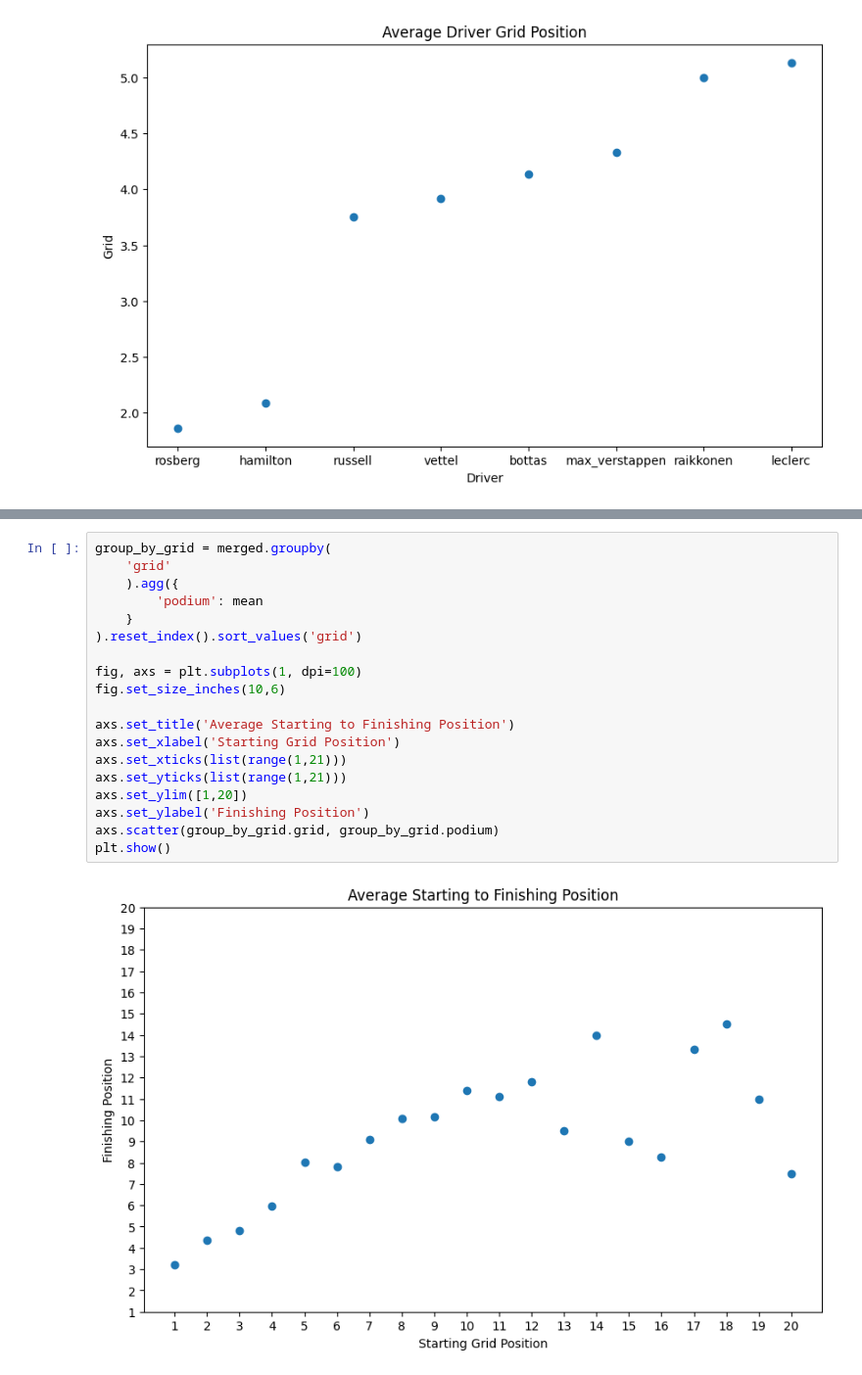
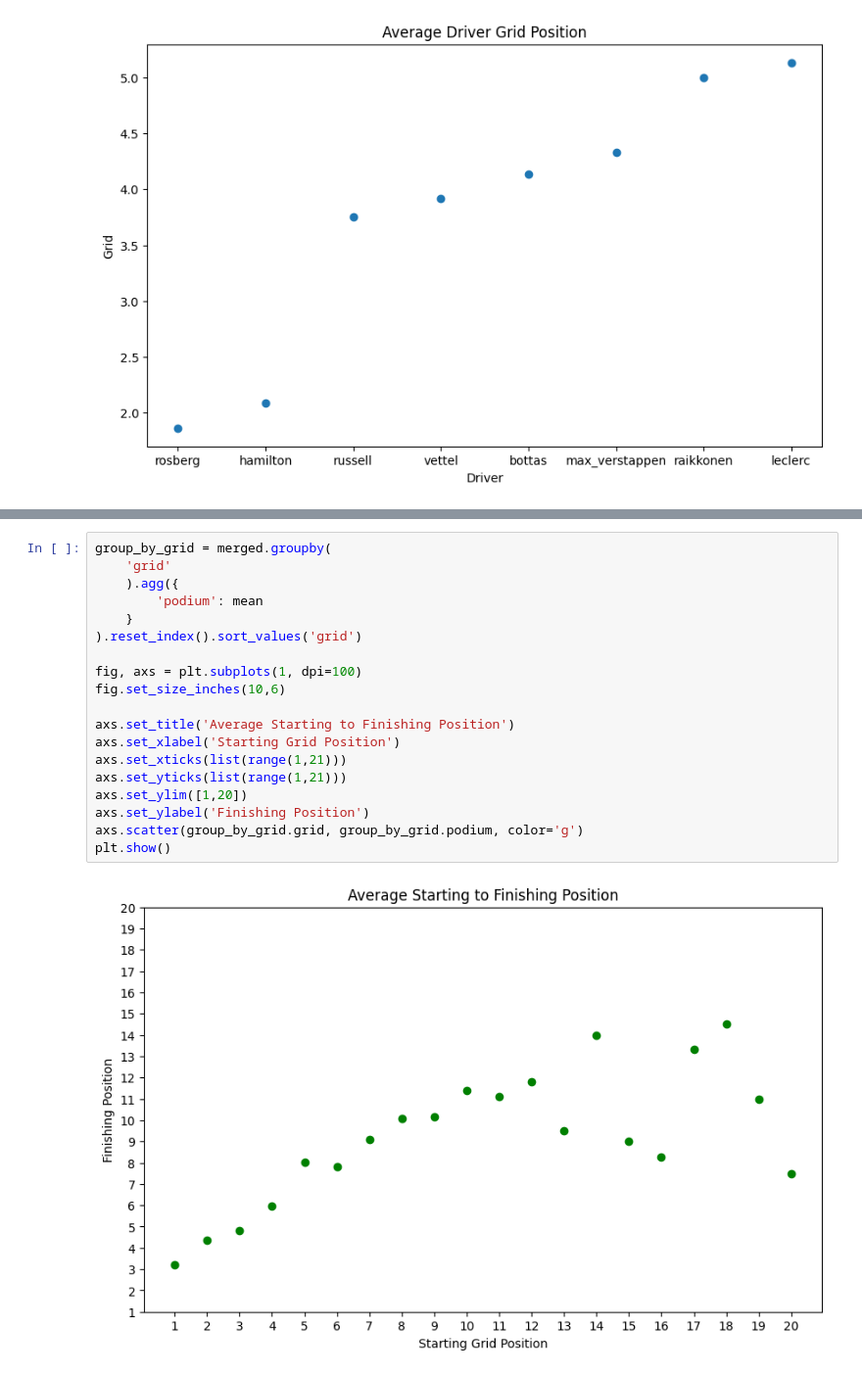
Before and after one commit to ollyjc99/f1-analytics, a Jupyter notebook: data analysis/driver-analysis.ipynb, the cells around one changed output, grey strips where cells are left out. Shown at 98% size. Cells and saved outputs as stored; diff of their text form.

```diff
--- a/data analysis/driver-analysis.ipynb
+++ b/data analysis/driver-analysis.ipynb
@@ -80,21 +81,21 @@ plt.show()
 # %%
 group_by_grid = merged.groupby(
     'grid'
     ).agg({
         'podium': mean
     }
 ).reset_index().sort_values('grid')
 
 fig, axs = plt.subplots(1, dpi=100)
 fig.set_size_inches(10,6)
 
 axs.set_title('Average Starting to Finishing Position')
 axs.set_xlabel('Starting Grid Position')
 axs.set_xticks(list(range(1,21)))
 axs.set_yticks(list(range(1,21)))
 axs.set_ylim([1,20])
 axs.set_ylabel('Finishing Position')
-axs.scatter(group_by_grid.grid, group_by_grid.podium)
+axs.scatter(group_by_grid.grid, group_by_grid.podium, color='g')
 plt.show()
 # %% [output]
-[figure, old version]
+[figure, new version]
```
Also changed, not shown: parts of 4 cells of this notebook.
